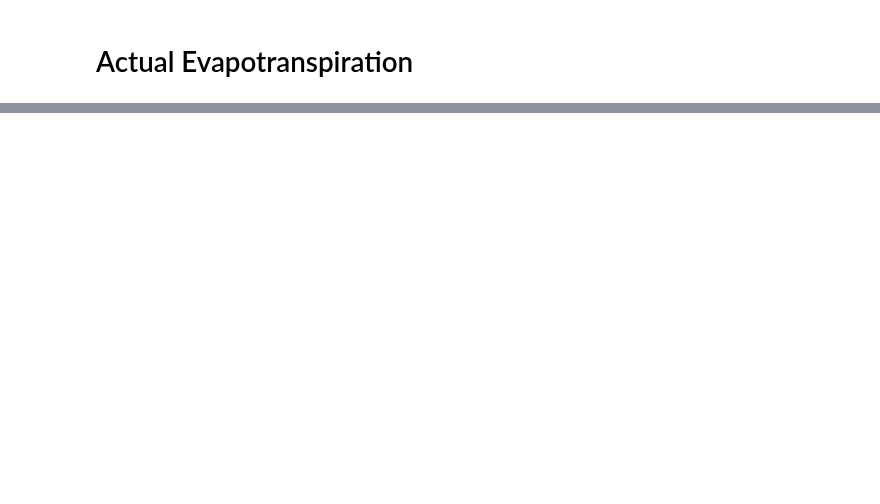
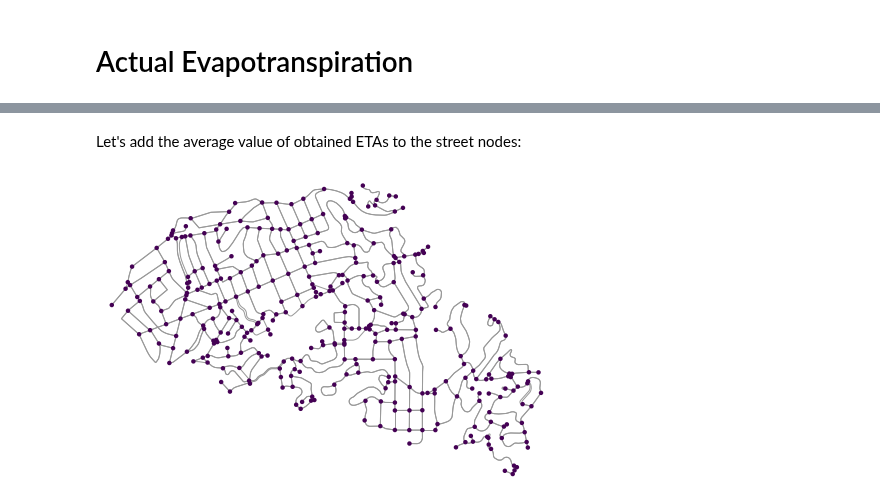
Before and after one commit to hyriver/HyRiver-examples, a Jupyter notebook: notebooks/ssebop.ipynb, the cells around one changed output, grey strips where cells are left out. Cells and saved outputs as stored; diff of their text form; code cells hidden in the pictures; blank space fills up the shorter version.

```diff
--- a/notebooks/ssebop.ipynb
+++ b/notebooks/ssebop.ipynb
@@ -9,0 +15,2 @@ You can get the actual ET for location using ``ssebopeta_byloc`` and for a regio
+# %%
+G = ox.graph_from_place("Piedmont, California, USA", network_type="drive")
@@ -9,0 +38,2 @@ You can get the actual ET for location using ``ssebopeta_byloc`` and for a regio
+# %% [markdown]
+Let's add the average value of obtained ETAs to the street nodes:
@@ -9,0 +44,11 @@ You can get the actual ET for location using ``ssebopeta_byloc`` and for a regio
+# %%
+nc = ox.plot.get_node_colors_by_attr(G, "eta", cmap="viridis")
+fig, ax = ox.plot_graph(
+    G,
+    node_color=nc,
+    node_size=20,
+    save=True,
+    bgcolor="w",
+)
+# %% [output]
+[figure, added]
```
Also changed, not shown: parts of 12 cells of this notebook, 3 other files.
